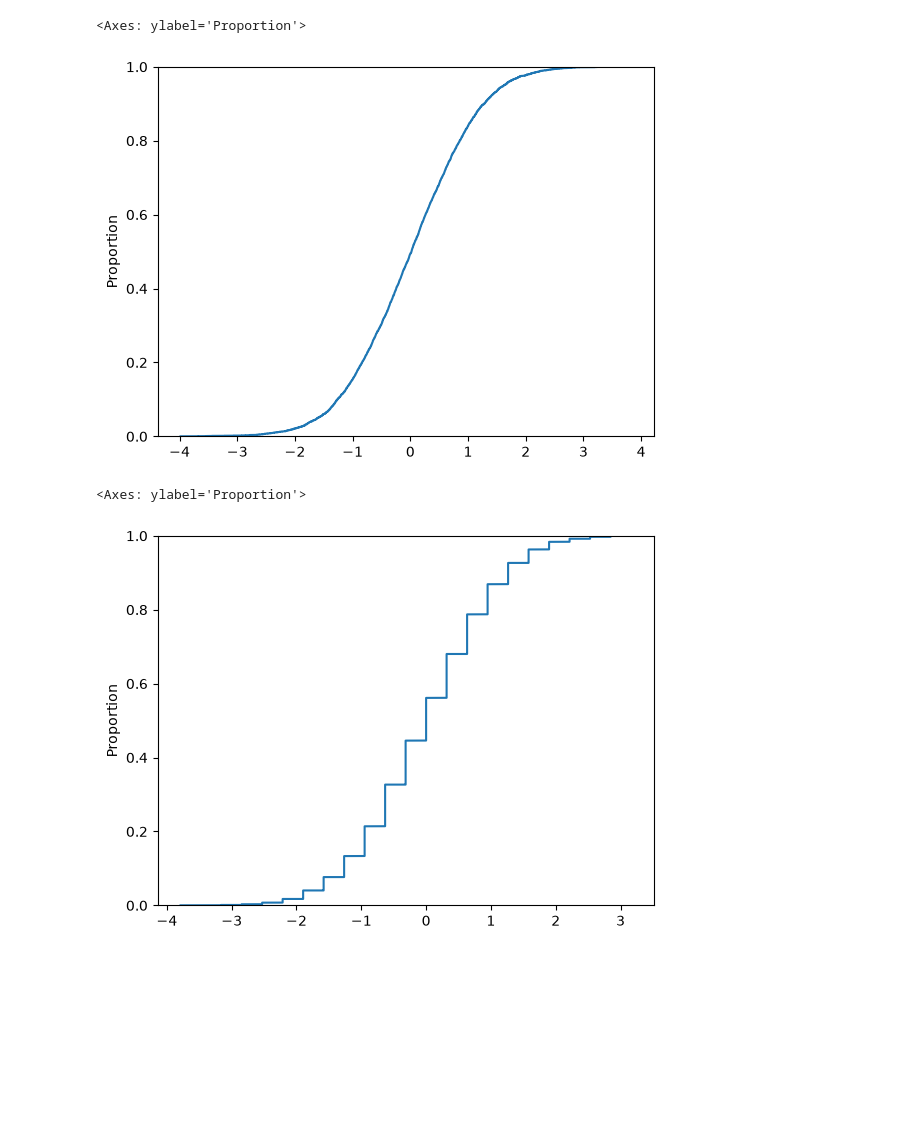
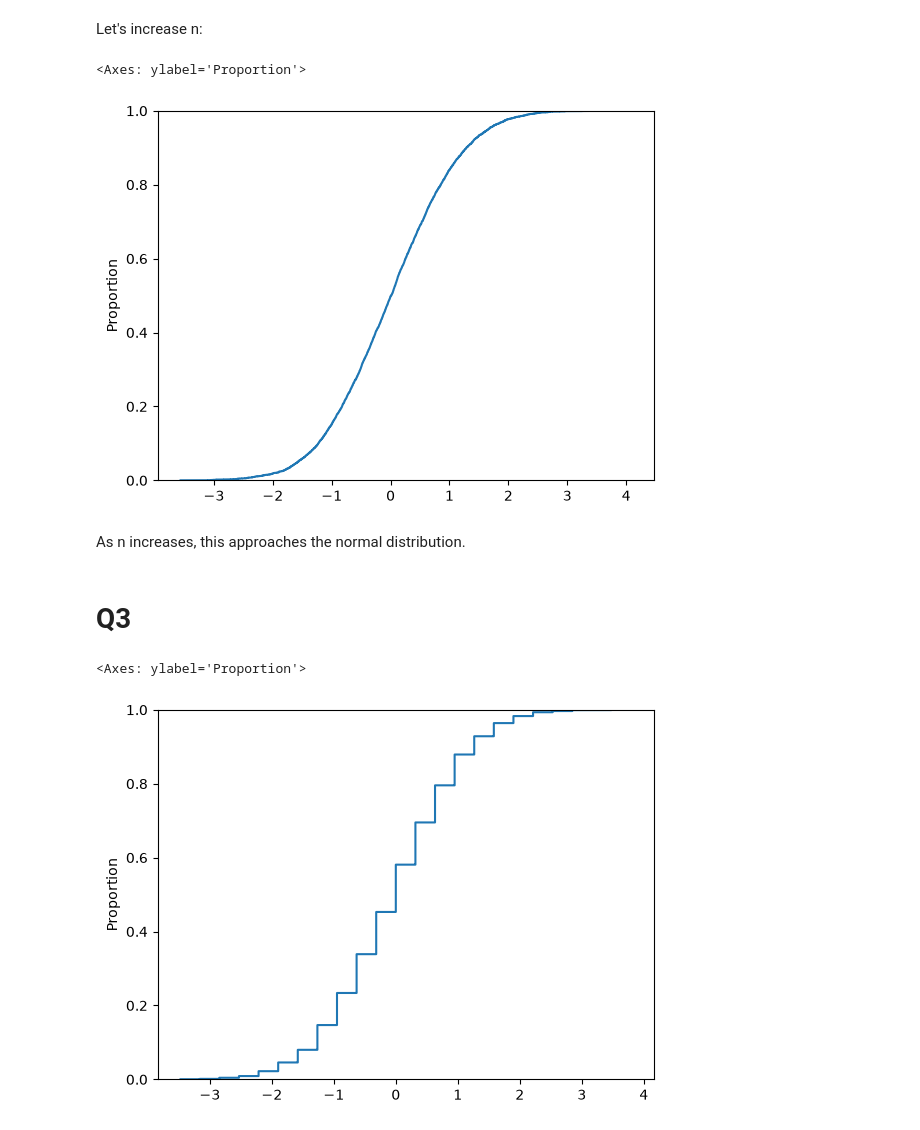
Before and after one commit to sjy3pb/uu_categorical_and_numeric, a Jupyter notebook: thursday_lab/cat_num_lab.ipynb, the cells around one changed output. Saved outputs shown, nothing was run; the diff lists cells and outputs as text; code cells hidden in the pictures; blank space fills up the shorter version.

```diff
--- a/thursday_lab/cat_num_lab.ipynb
+++ b/thursday_lab/cat_num_lab.ipynb
@@ -51,23 +43,32 @@ sns.ecdfplot(Q2processed)
+# %% [markdown]
+Let's increase n:
 # %%
 n = 1000
 Q2 = rng.uniform(- math.sqrt(3), math.sqrt(3), size=(5000, n))
 Q2processed = [Q.mean() * np.sqrt(n) for Q in Q2]
+
+Q2processed = np.sqrt(n) * Q2.mean(axis=1)
 sns.ecdfplot(Q2processed)
 # %% [output]
 <Axes: ylabel='Proportion'>
-[figure, old version]
+[figure, new version]
+# %% [markdown]
+As n increases, this approaches the normal distribution.
+# %% [markdown]
+# Q3
 # %%
 HT = [1, 0]
 n = 40
+b = 5000
 p = .5
-probabilities = [1- p, p]
-Q3 = rng.choice(HT, p=probabilities, size=(5000, n))
+probabilities = [p, 1 - p]
+Q3 = rng.choice(HT, p=probabilities, size=(b, n))
 
 def q3alt(arr):
     return (sum(arr) - (n * p))/(math.sqrt( n * p * (1-p) ))
 
 newQ3 = [q3alt(Q) for Q in Q3]
 sns.ecdfplot(newQ3)
 # %% [output]
 <Axes: ylabel='Proportion'>
-[figure, old version]
+[figure, new version]
```
Also changed, not shown: parts of 29 cells of this notebook.
